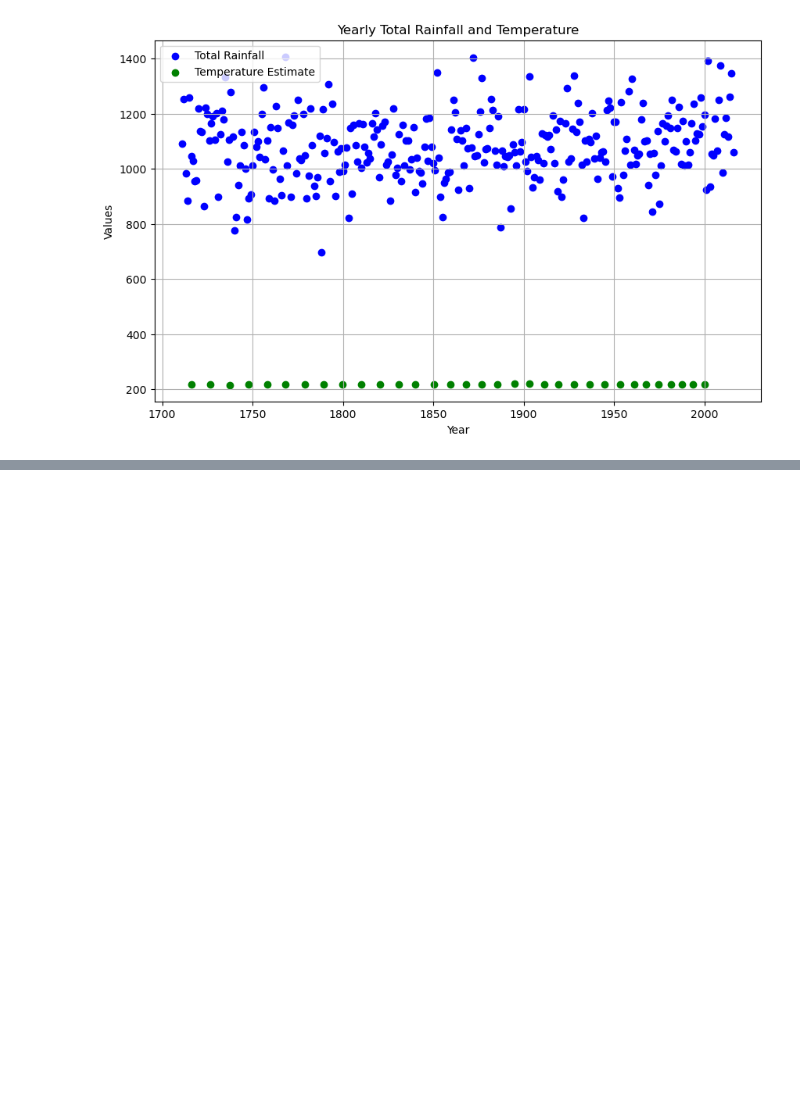
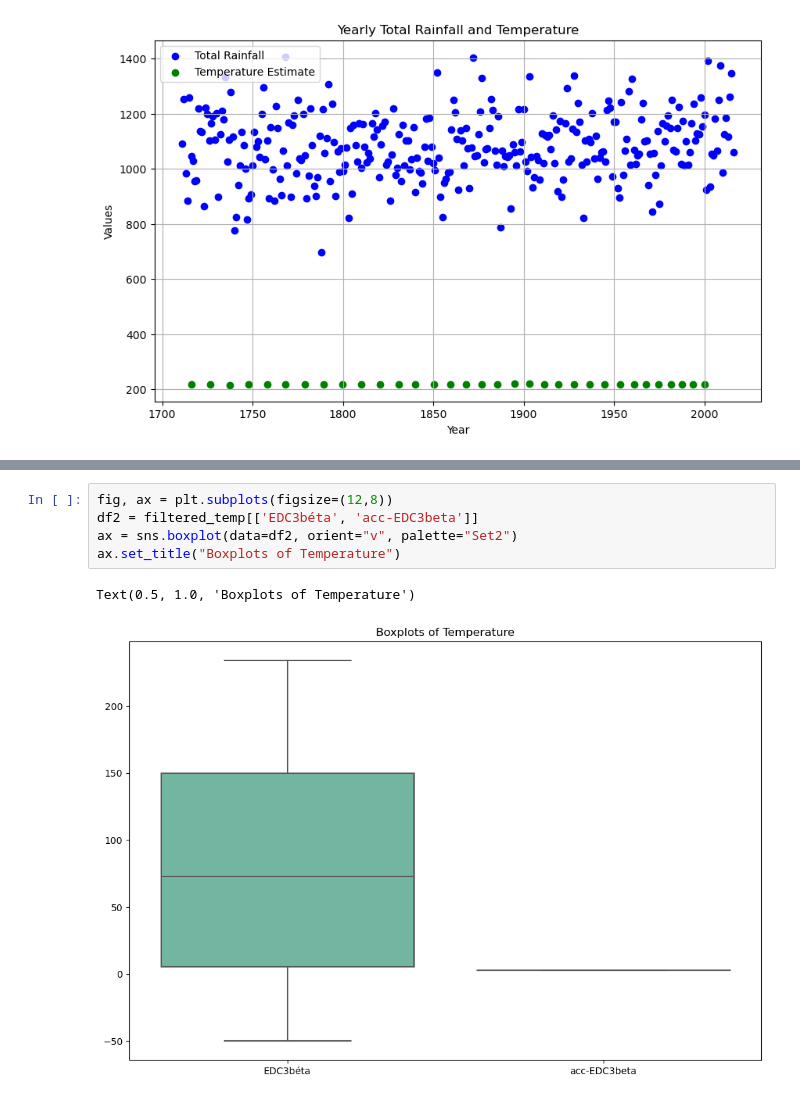
Before and after one commit to keithmmc/pda2, a Jupyter notebook: projecttest.ipynb, the cells around one changed output, grey strips where cells are left out. Drawn from its saved outputs; the diff is of its cells as text; blank space fills up the shorter version.

```diff
--- a/projecttest.ipynb
+++ b/projecttest.ipynb
@@ -579,0 +562,8 @@ Rainfall         0.134625  0.038071    -0.003952         0.821663  1.000000
+# %%
+fig, ax = plt.subplots(figsize=(12,8))
+df2 = filtered_temp[['EDC3béta', 'acc-EDC3beta']]
+ax = sns.boxplot(data=df2, orient="v", palette="Set2")
+ax.set_title("Boxplots of Temperature")
+# %% [output]
+Text(0.5, 1.0, 'Boxplots of Temperature')
+[figure, added]
```
Also changed, not shown: parts of 38 cells of this notebook.
